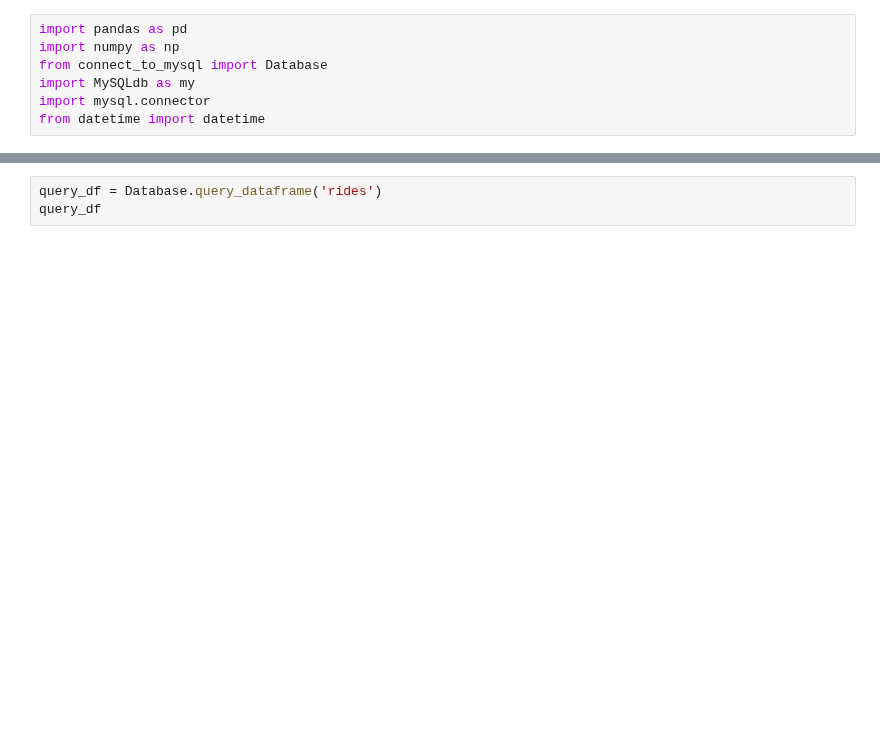
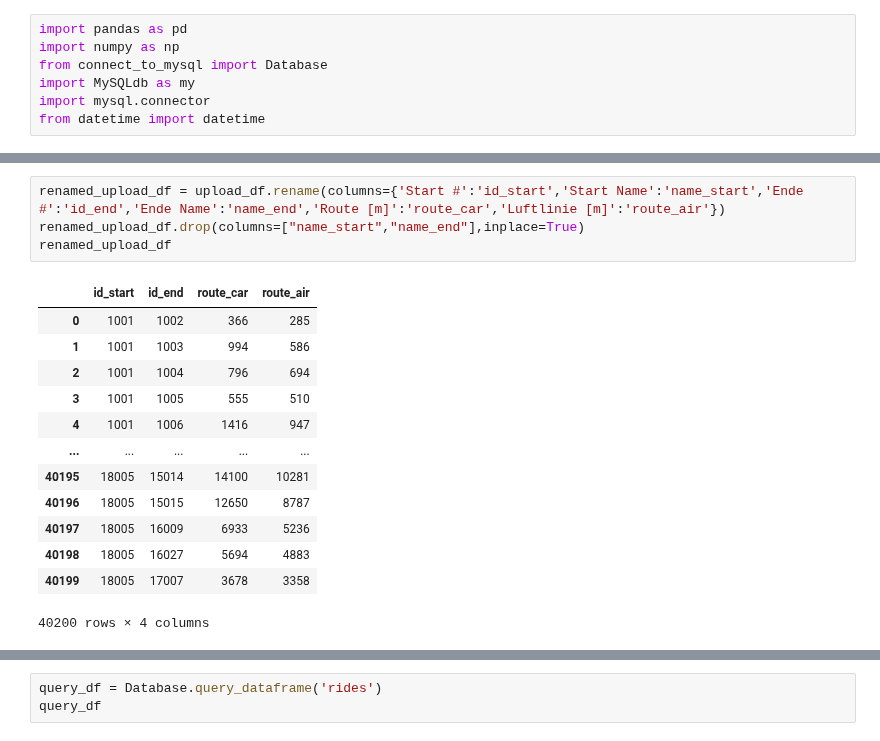
Before and after one commit to Lukas-Dierkes/vehicle-stream-team-project, a Jupyter notebook: vehicle_stream_pipeline/test_database.ipynb, the cells around one changed output, grey strips where cells are left out. Drawn from its saved outputs; the diff is of its cells as text; blank space fills up the shorter version.

```diff
--- a/vehicle_stream_pipeline/test_database.ipynb
+++ b/vehicle_stream_pipeline/test_database.ipynb
@@ -48,0 +68,18 @@ Commit Succesful
+# %%
+renamed_upload_df = upload_df.rename(columns={'Start #':'id_start','Start Name':'name_start','Ende #':'id_end','Ende Name':'name_end','Route [m]':'route_car','Luftlinie [m]':'route_air'})
+renamed_upload_df.drop(columns=["name_start","name_end"],inplace=True)
+renamed_upload_df
+# %% [output]
+|  | id_start | id_end | route_car | route_air |
+| 0 | 1001 | 1002 | 366 | 285 |
+| 1 | 1001 | 1003 | 994 | 586 |
+| 2 | 1001 | 1004 | 796 | 694 |
+| 3 | 1001 | 1005 | 555 | 510 |
+| 4 | 1001 | 1006 | 1416 | 947 |
+| ... | ... | ... | ... | ... |
+| 40195 | 18005 | 15014 | 14100 | 10281 |
+| 40196 | 18005 | 15015 | 12650 | 8787 |
+| 40197 | 18005 | 16009 | 6933 | 5236 |
+| 40198 | 18005 | 16027 | 5694 | 4883 |
+| 40199 | 18005 | 17007 | 3678 | 3358 |
+40200 rows × 4 columns
```
Also changed, not shown: parts of 7 cells of this notebook, 1 other file.
